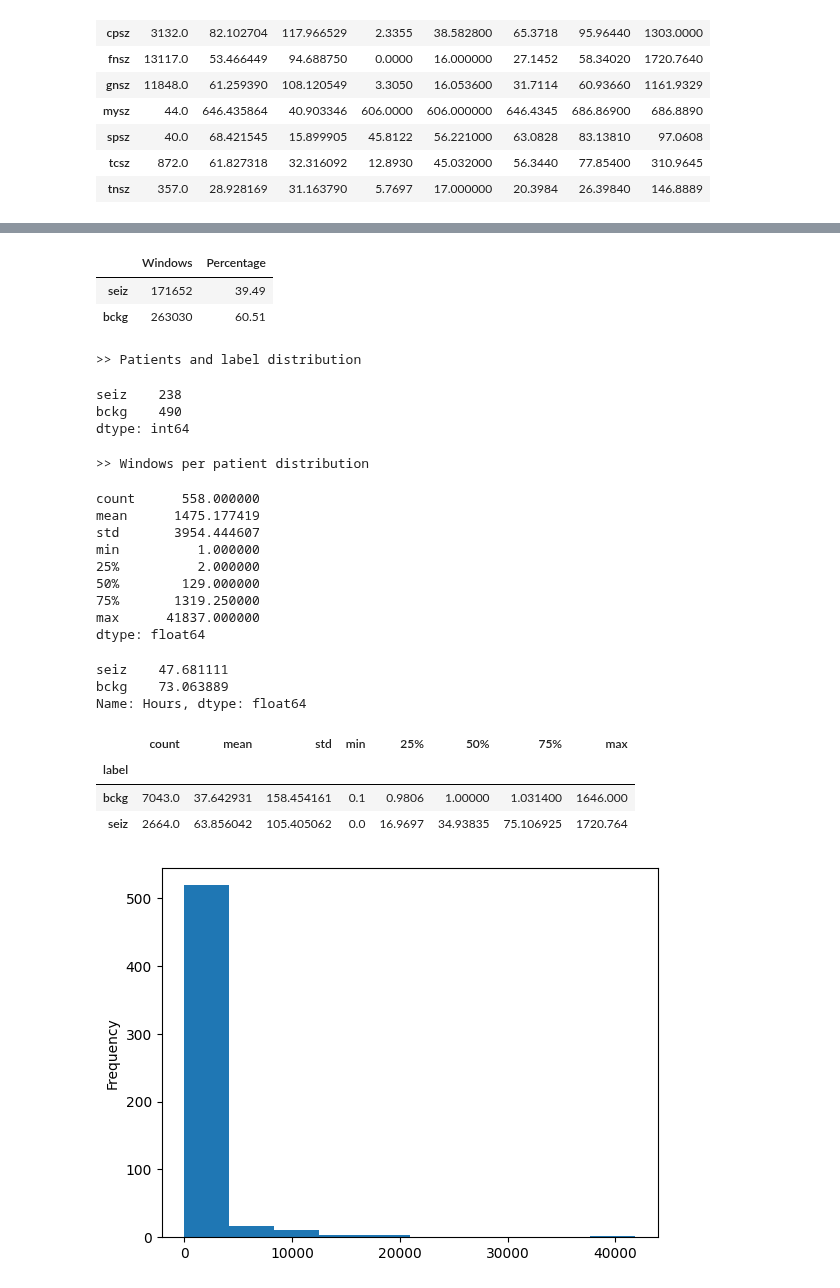
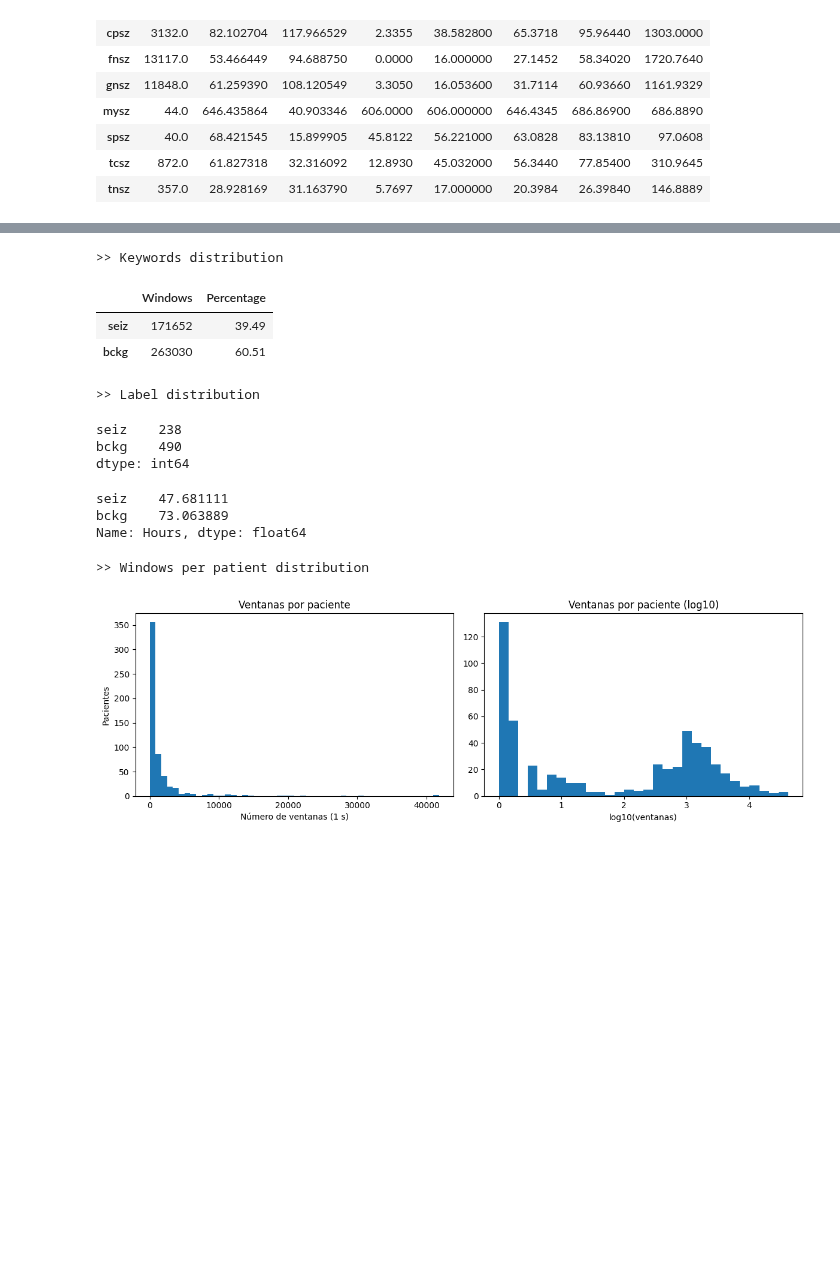
Before and after one commit to FerAndrade15/hybrid-ai-epilepsy-diagnosis, a Jupyter notebook: notebooks/eda/seizure_corpus.ipynb, the cells around one changed output, grey strips where cells are left out. Drawn from its saved outputs; the diff is of its cells as text; code cells hidden in the pictures; blank space fills up the shorter version.

```diff
--- a/notebooks/eda/seizure_corpus.ipynb
+++ b/notebooks/eda/seizure_corpus.ipynb
@@ -90,4 +101,7 @@ def get_edf_data(base_path, corpus_name, n_seconds=10):
     return pd.DataFrame(registers)
 
 # EDFs Data extraction
-signal_sessions_corpus_df = get_edf_data(BASE_PATH, "seizure")
+signal_sessions_corpus_df = cached(
+    P/"edf_index.parquet",
+    lambda: get_edf_data(BASE_PATH, "seizure").assign(Path=lambda d: d["Path"].astype(str)))
+signal_sessions_corpus_df["Path"] = signal_sessions_corpus_df["Path"].map(Path)
@@ -561,0 +604,4 @@ print(f"{time.time()-t0:.2f}s para {len(segments_df_binary)} ventanas totales")
+# %%
+t0 = time.time()
+segments_df_binary = label_windows(data_sessions_corpus_df_binary, window_size_sec=1, binary=True)
+print(f"{time.time()-t0:.2f}s para {len(segments_df_binary)} ventanas totales")
@@ -803,60 +914,62 @@ segments_df_binary["bckg"] = binary_window_labels.map(lambda labels: "bckg" in l
 # Dataset balance
 seizure_counts = segments_df_binary[["seiz", "bckg"]].sum()
 
 seizure_percent = (
     seizure_counts / seizure_counts.sum() * 100
 ).round(2)
 
+print("\n>> Keywords distribution")
 display(pd.DataFrame({
     "Windows": seizure_counts,
     "Percentage": seizure_percent
 }))
 
 # Patients per label
-print("\n>> Patients and label distribution")
+print("\n>> Label distribution")
 patients_per_class = {
     label: segments_df_binary.loc[
         segments_df_binary[label] == 1, "Patient"
     ].nunique()
     for label in ["seiz", "bckg"]
 }
 display(pd.Series(patients_per_class))
 
-# Windows per patient
-print("\n>> Windows per patient distribution")
-windows_per_patient = segments_df_binary.groupby("Patient").size()
-display(windows_per_patient.describe())
-windows_per_patient.plot.hist()
-
 # Duration per label
 duration = seizure_counts / 3600
 display(duration.rename("Hours"))
 
-# Original binary annotation durations
+# Original annotations duration
 data_sessions_corpus_df_binary.groupby("label")["WindowSize"].describe()
+
+# Windows per patient
+print("\n>> Windows per patient distribution")
+windows_per_patient = (
+    segments_df_binary.groupby("Patient").size()
+)
+fig, ax = plt.subplots(1, 2, figsize=(12, 4))
+
+windows_per_patient.plot.hist(bins=50, ax=ax[0])
+ax[0].set_title("Ventanas por paciente")
+ax[0].set_xlabel("Número de ventanas (1 s)")
+ax[0].set_ylabel("Pacientes")
+
+ax[1].hist(np.log10(windows_per_patient), bins=30)
+ax[1].set_title("Ventanas por paciente (log10)")
+ax[1].set_xlabel("log10(ventanas)")
+
+plt.tight_layout()
+plt.show()
 # %% [output]
+>> Keywords distribution
 |  | Windows | Percentage |
 | seiz | 171652 | 39.49 |
 | bckg | 263030 | 60.51 |
->> Patients and label distribution
-seiz    238
-bckg    490
-dtype: int64
+>> Label distribution
->> Windows per patient distribution
+seiz    238
+bckg    490
+dtype: int64
-count      558.000000
-mean      1475.177419
-std       3954.444607
-min          1.000000
-25%          2.000000
-50%        129.000000
-75%       1319.250000
-max      41837.000000
-dtype: float64
+seiz    47.681111
+bckg    73.063889
+Name: Hours, dtype: float64
-seiz    47.681111
-bckg    73.063889
-Name: Hours, dtype: float64
+>> Windows per patient distribution
-|  | count | mean | std | min | 25% | 50% | 75% | max |
-| label |  |  |  |  |  |  |  |  |
-| bckg | 7043.0 | 37.642931 | 158.454161 | 0.1 | 0.9806 | 1.00000 | 1.031400 | 1646.000 |
-| seiz | 2664.0 | 63.856042 | 105.405062 | 0.0 | 16.9697 | 34.93835 | 75.106925 | 1720.764 |
-[figure, old version]
+[figure, new version]
```
Also changed, not shown: parts of 31 cells of this notebook, 10 other files.
